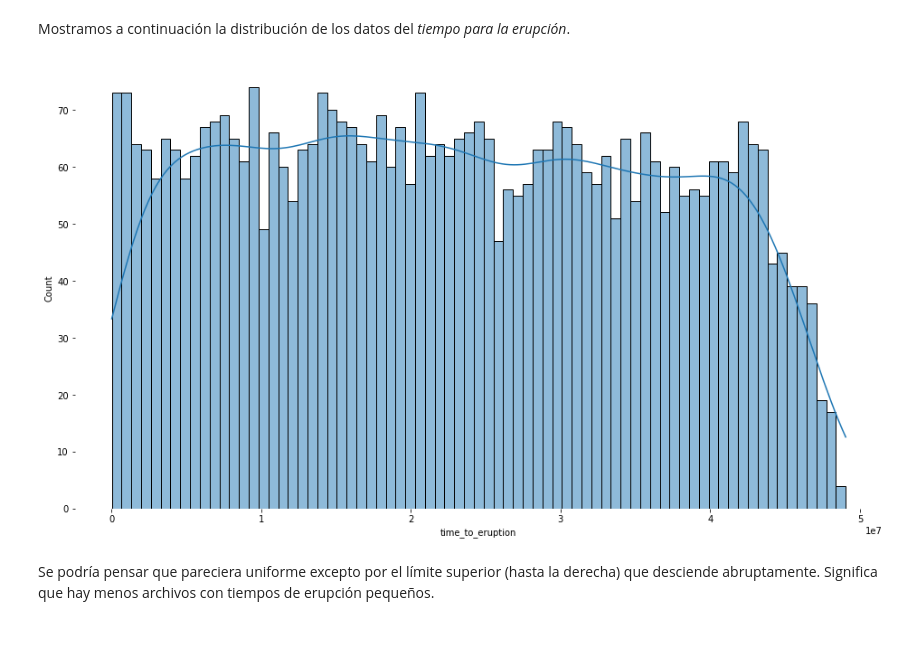
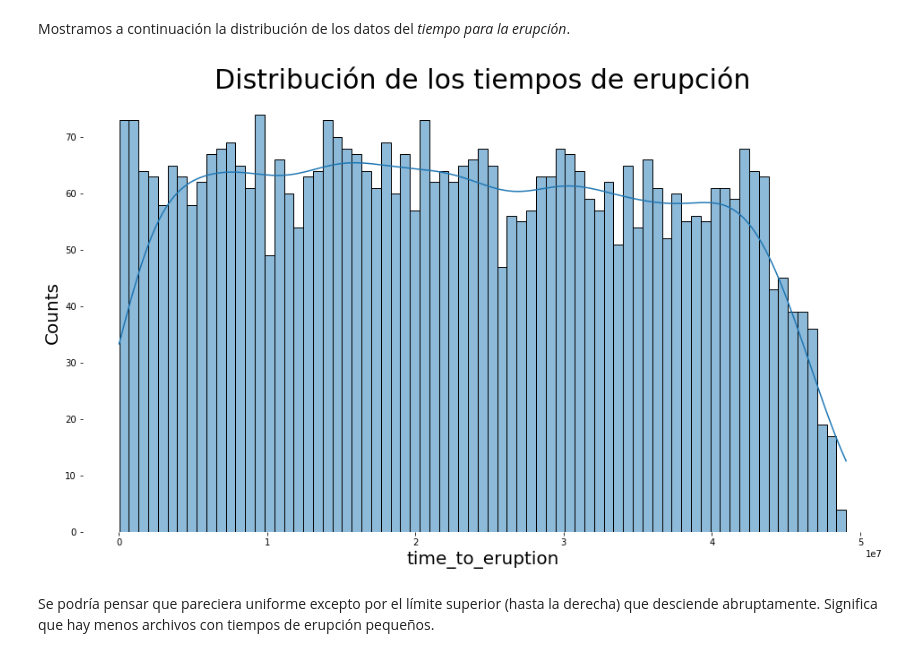
Before and after one commit to DanteBM/PronosticoErupciones, a Jupyter notebook: notebooks/NotebookMaestro.ipynb, the cells around one changed output. Drawn from its saved outputs; the diff is of its cells as text; code cells hidden in the pictures.

```diff
--- a/notebooks/NotebookMaestro.ipynb
+++ b/notebooks/NotebookMaestro.ipynb
@@ -103,9 +103,13 @@ Mostramos a continuación la distribución de los datos del _tiempo para la erup
 # %%
 fig, ax = plt.subplots(figsize=(16,9))
 sns.histplot(data=target_csv, x="time_to_eruption", bins=75, kde=True)
-[ax.spines[i].set_visible(False) for i in ax.spines.keys() if i != "buttom"]; # To delete de spines
+[ax.spines[i].set_visible(False) for i in ax.spines.keys() if i != "buttom"]; # To delete the spines
+ax.set_xlabel("time_to_eruption", fontsize = 20)
+ax.set_ylabel("Counts", fontsize = 20)
+ax.set_title("Distribución de los tiempos de erupción", fontsize = 30)
+fig.savefig("../imgs/Distribucion.png")
 # %% [output]
-[figure, old version]
+[figure, new version]
 # %% [markdown]
 Se podría pensar que pareciera uniforme excepto por el límite superior (hasta la derecha) que desciende abruptamente. Significa que hay menos archivos con tiempos de erupción pequeños.
 # %%
```
Also changed, not shown: parts of 16 cells of this notebook.
